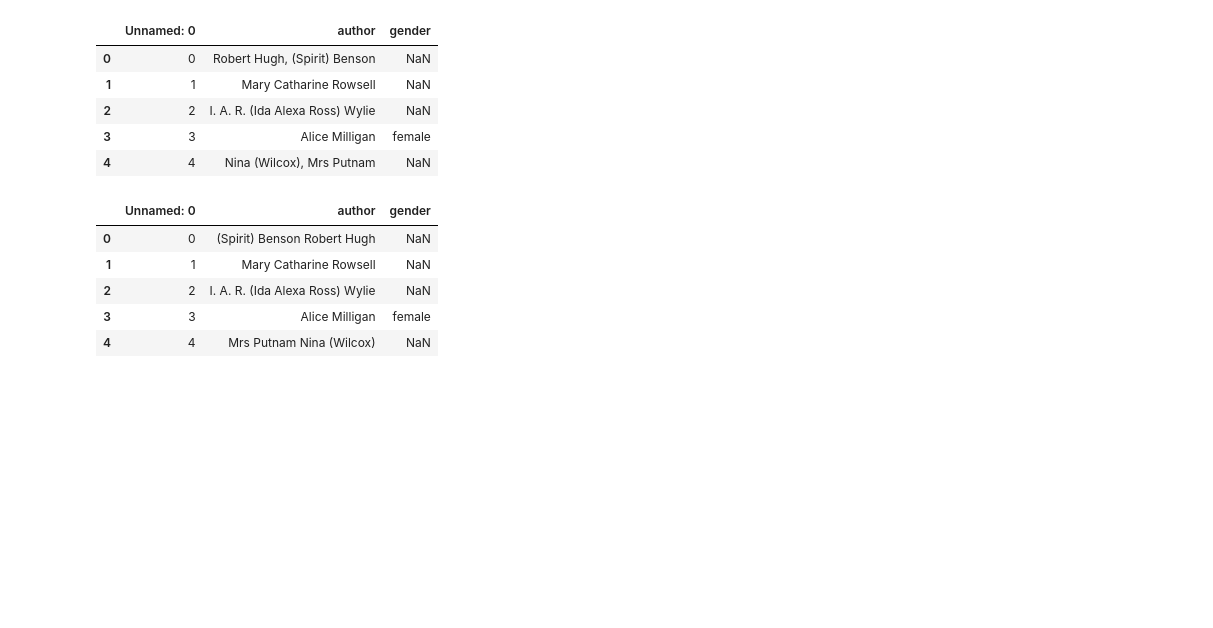
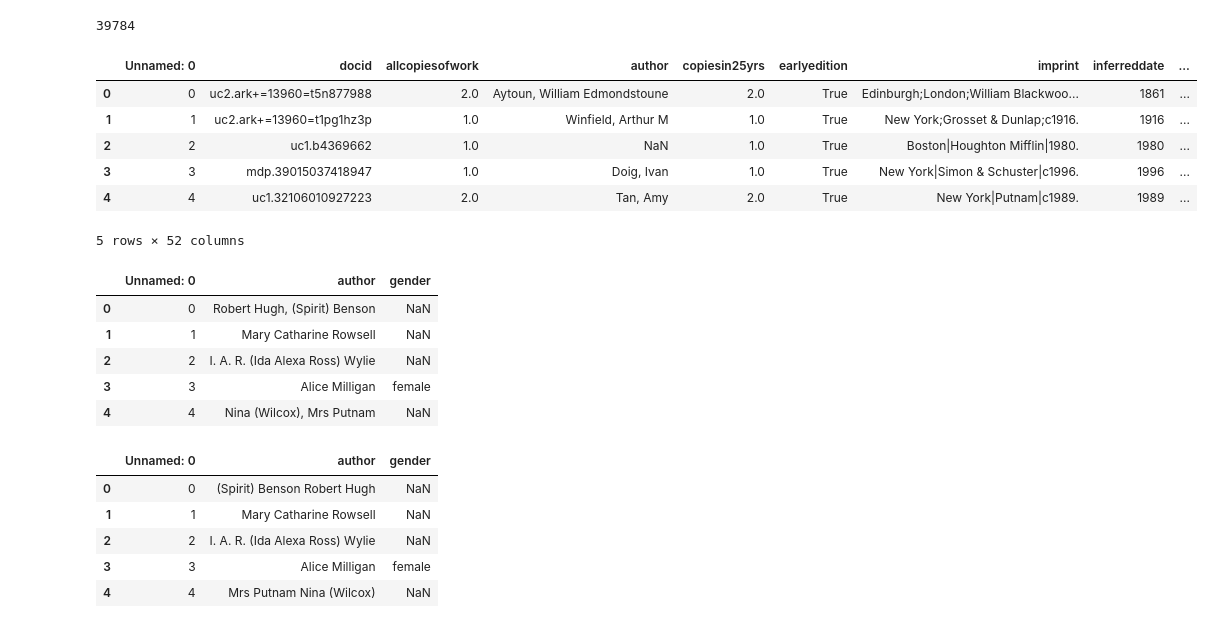
Before and after one commit to rscohen2/gender_novelty_econlit, a Jupyter notebook: fiction/analysis/fiction_analyze.ipynb, the cells around one changed output. Cells and saved outputs as stored; diff of their text form; code cells hidden in the pictures; blank space fills up the shorter version.

Commit message:
adding fiction processing

```diff
--- a/fiction/analysis/fiction_analyze.ipynb
+++ b/fiction/analysis/fiction_analyze.ipynb
@@ -12,0 +15,9 @@ meta = pd.read_csv('../metadata/enriched_metadata.tsv', sep='\t')
+# %%
+len(df_meta)
+# %% [output]
+39784
+# %%
+df_all = pd.read_csv('df_all_fiction.csv', dtype = str)
+# %%
+gender_dict = pd.Series(df_meta['likelygender'].values, index=df_meta['author']).to_dict()
+df_all['likelygender'] = df_all['author'].map(gender_dict).fillna('unknown')
@@ -13,5 +27,15 @@ meta = pd.read_csv('../metadata/enriched_metadata.tsv', sep='\t')
 # %%
-df_all = pd.read_csv('df_all_fiction.csv')
+# df_all = pd.read_csv('df_all_fiction.csv', dtype = 'str')
+# %%
+df_all.head()
+# %% [output]
+|  | Unnamed: 0 | docid | allcopiesofwork | author | copiesin25yrs | earlyedition | imprint | inferreddate | ... |
+| 0 | 0 | uc2.ark+=13960=t5n877988 | 2.0 | Aytoun, William Edmondstoune | 2.0 | True | Edinburgh;London;William Blackwoo... | 1861 | ... |
+| 1 | 1 | uc2.ark+=13960=t1pg1hz3p | 1.0 | Winfield, Arthur M | 1.0 | True | New York;Grosset & Dunlap;c1916. | 1916 | ... |
+| 2 | 2 | uc1.b4369662 | 1.0 | NaN | 1.0 | True | Boston|Houghton Mifflin|1980. | 1980 | ... |
+| 3 | 3 | mdp.39015037418947 | 1.0 | Doig, Ivan | 1.0 | True | New York|Simon & Schuster|c1996. | 1996 | ... |
+| 4 | 4 | uc1.32106010927223 | 2.0 | Tan, Amy | 2.0 | True | New York|Putnam|c1989. | 1989 | ... |
+5 rows × 52 columns
 # %%
 gender_meta.head()
 # %% [output]
```
Also changed, not shown: parts of 3 cells of this notebook, 1 other file.
